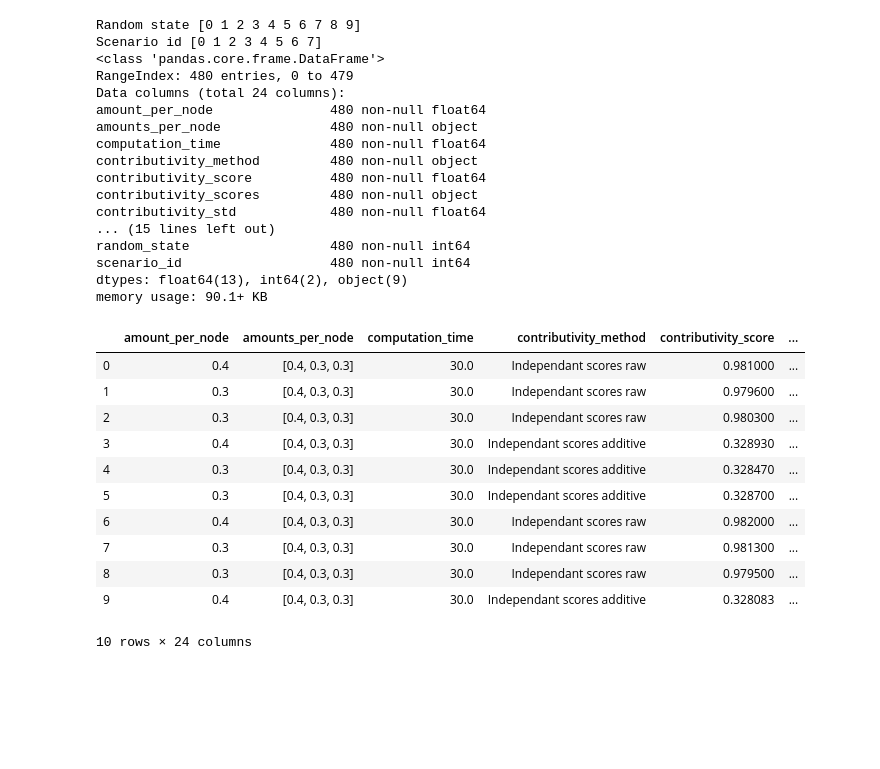
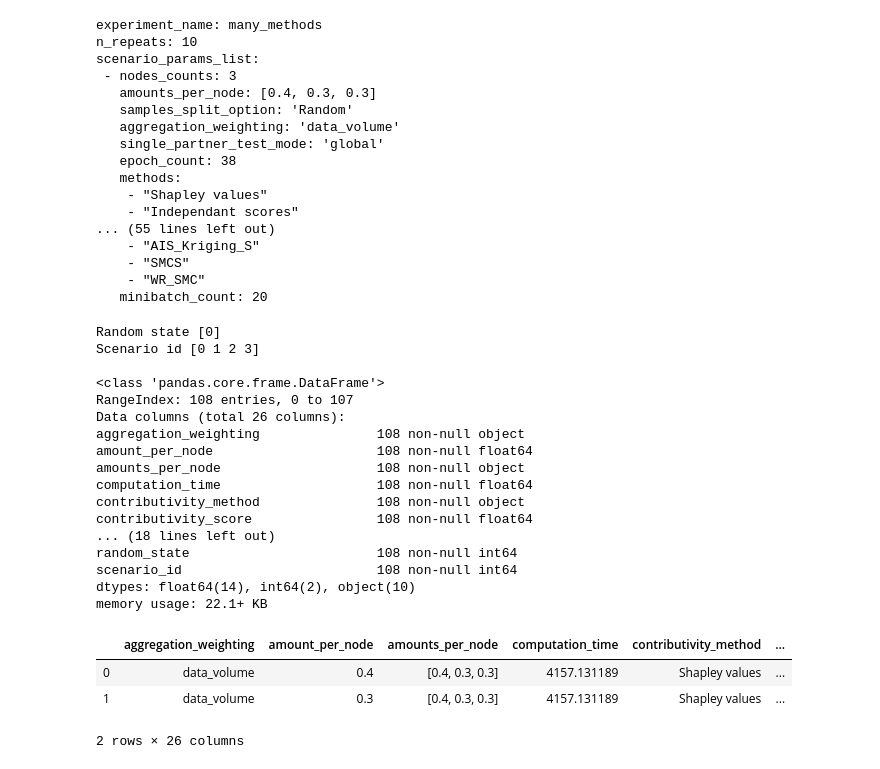
Before and after one commit to LabeliaLabs/distributed-learning-contributivity, a Jupyter notebook: analyse_results.ipynb, the cells around one changed output. Drawn from its saved outputs; the diff is of its cells as text; code cells hidden in the pictures; blank space fills up the shorter version.

```diff
--- a/analyse_results.ipynb
+++ b/analyse_results.ipynb
@@ -15,37 +17,55 @@ experiment_path = subfolder_list[latest_subfolder_idx]
 df = pd.read_csv(experiment_path / "results.csv")
+# %%
+# Config file
+with open(experiment_path / "config.yml") as f:
+     print(f.read())
+# %% [output]
+experiment_name: many_methods
+n_repeats: 10
+scenario_params_list:
+ - nodes_counts: 3
+   amounts_per_node: [0.4, 0.3, 0.3]
+   samples_split_option: 'Random'
+   aggregation_weighting: 'data_volume'
+   single_partner_test_mode: 'global'
+   epoch_count: 38
+   methods:
+    - "Shapley values"
+    - "Independant scores"
+... (55 lines left out)
+    - "AIS_Kriging_S"
+    - "SMCS"
+    - "WR_SMC"
+   minibatch_count: 20
 # %%
-print('Random state', df.random_state.unique())
-print('Scenario id', df.scenario_id.unique())
+scenario_ids = df.scenario_id.unique()
+random_states = df.random_state.unique()
+
+print('Random state', random_states)
+print('Scenario id', scenario_ids)
+print()
 
 df.info()
-df.head(10)
+df.head(2)
 # %% [output]
-Random state [0 1 2 3 4 5 6 7 8 9]
-Scenario id [0 1 2 3 4 5 6 7]
+Random state [0]
+Scenario id [0 1 2 3]
+
 <class 'pandas.core.frame.DataFrame'>
-RangeIndex: 480 entries, 0 to 479
-Data columns (total 24 columns):
-amount_per_node               480 non-null float64
-amounts_per_node              480 non-null object
-computation_time              480 non-null float64
-contributivity_method         480 non-null object
-contributivity_score          480 non-null float64
-contributivity_scores         480 non-null object
-contributivity_std            480 non-null float64
-... (15 lines left out)
-random_state                  480 non-null int64
-scenario_id                   480 non-null int64
-dtypes: float64(13), int64(2), object(9)
-memory usage: 90.1+ KB
+RangeIndex: 108 entries, 0 to 107
+Data columns (total 26 columns):
+aggregation_weighting               108 non-null object
+amount_per_node                     108 non-null float64
+amounts_per_node                    108 non-null object
+computation_time                    108 non-null float64
+contributivity_method               108 non-null object
+contributivity_score                108 non-null float64
+... (18 lines left out)
+random_state                        108 non-null int64
+scenario_id                         108 non-null int64
+dtypes: float64(14), int64(2), object(10)
+memory usage: 22.1+ KB
-|  | amount_per_node | amounts_per_node | computation_time | contributivity_method | contributivity_score | ... |
-| 0 | 0.4 | [0.4, 0.3, 0.3] | 30.0 | Independant scores raw | 0.981000 | ... |
-| 1 | 0.3 | [0.4, 0.3, 0.3] | 30.0 | Independant scores raw | 0.979600 | ... |
-| 2 | 0.3 | [0.4, 0.3, 0.3] | 30.0 | Independant scores raw | 0.980300 | ... |
-| 3 | 0.4 | [0.4, 0.3, 0.3] | 30.0 | Independant scores additive | 0.328930 | ... |
-| 4 | 0.3 | [0.4, 0.3, 0.3] | 30.0 | Independant scores additive | 0.328470 | ... |
-| 5 | 0.3 | [0.4, 0.3, 0.3] | 30.0 | Independant scores additive | 0.328700 | ... |
-| 6 | 0.4 | [0.4, 0.3, 0.3] | 30.0 | Independant scores raw | 0.982000 | ... |
-| 7 | 0.3 | [0.4, 0.3, 0.3] | 30.0 | Independant scores raw | 0.981300 | ... |
-| 8 | 0.3 | [0.4, 0.3, 0.3] | 30.0 | Independant scores raw | 0.979500 | ... |
-| 9 | 0.4 | [0.4, 0.3, 0.3] | 30.0 | Independant scores additive | 0.328083 | ... |
+|  | aggregation_weighting | amount_per_node | amounts_per_node | computation_time | contributivity_method | ... |
+| 0 | data_volume | 0.4 | [0.4, 0.3, 0.3] | 4157.131189 | Shapley values | ... |
+| 1 | data_volume | 0.3 | [0.4, 0.3, 0.3] | 4157.131189 | Shapley values | ... |
-10 rows × 24 columns
+2 rows × 26 columns
```
Also changed, not shown: parts of 7 cells of this notebook.
